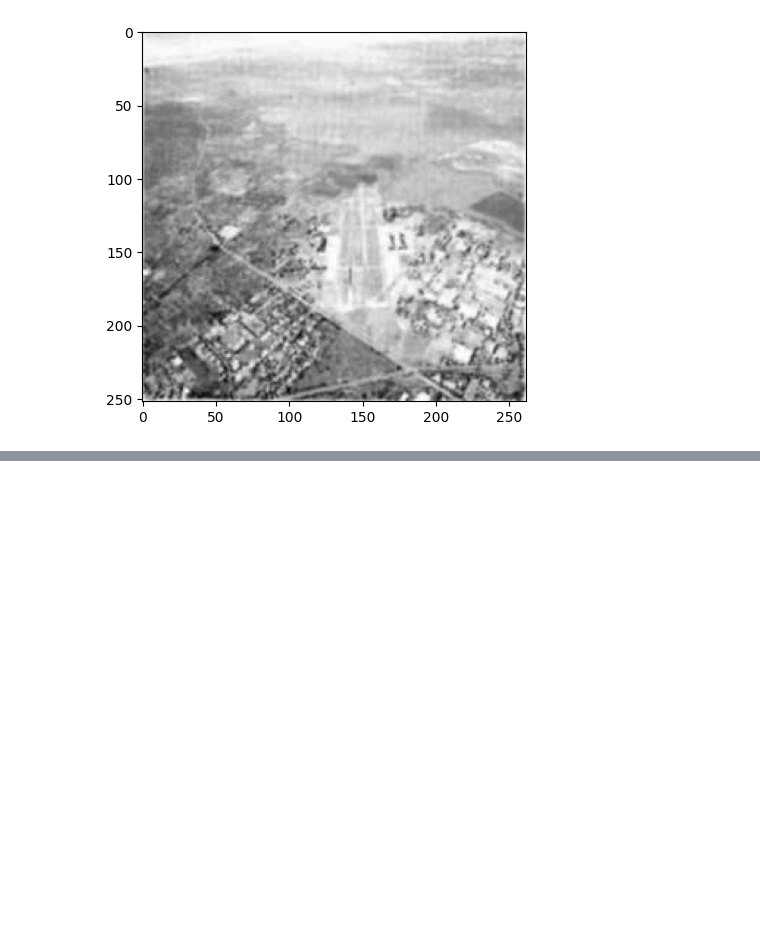
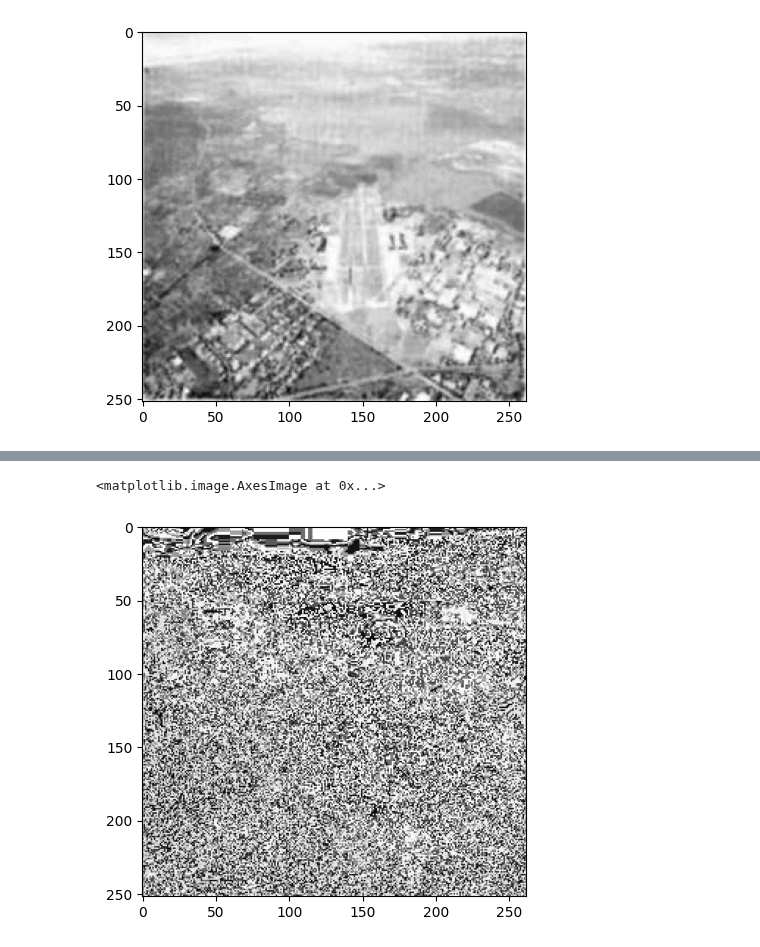
Before and after one commit to olesuv/homeworks-labs, a Jupyter notebook: digital-image-processing/lab-2.ipynb, the cells around one changed output, grey strips where cells are left out. Drawn from its saved outputs; the diff is of its cells as text; code cells hidden in the pictures; blank space fills up the shorter version.

```diff
--- a/digital-image-processing/lab-2.ipynb
+++ b/digital-image-processing/lab-2.ipynb
@@ -44,0 +53,8 @@ plt.imshow(eps_image, cmap='gray')
+# %%
+eps_image = log_image - 1 * (img + e) ** 5
+eps_image = np.array(eps_image, dtype=np.uint8)
+
+plt.imshow(eps_image, cmap='gray')
+# %% [output]
+<matplotlib.image.AxesImage at 0x...>
+[figure, added]
```
Also changed, not shown: parts of 2 cells of this notebook.
